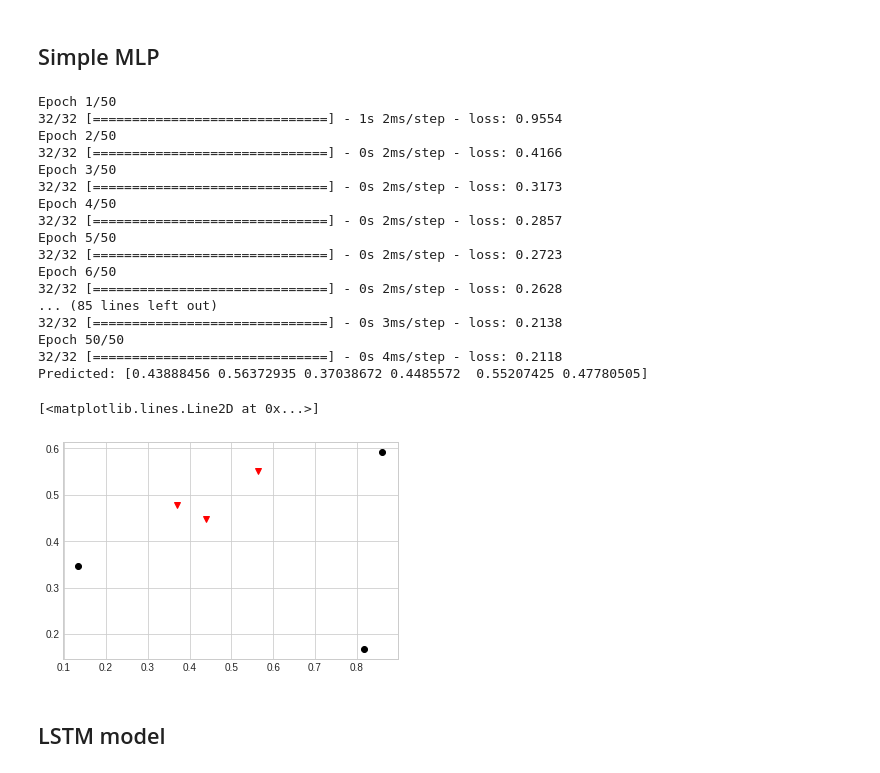
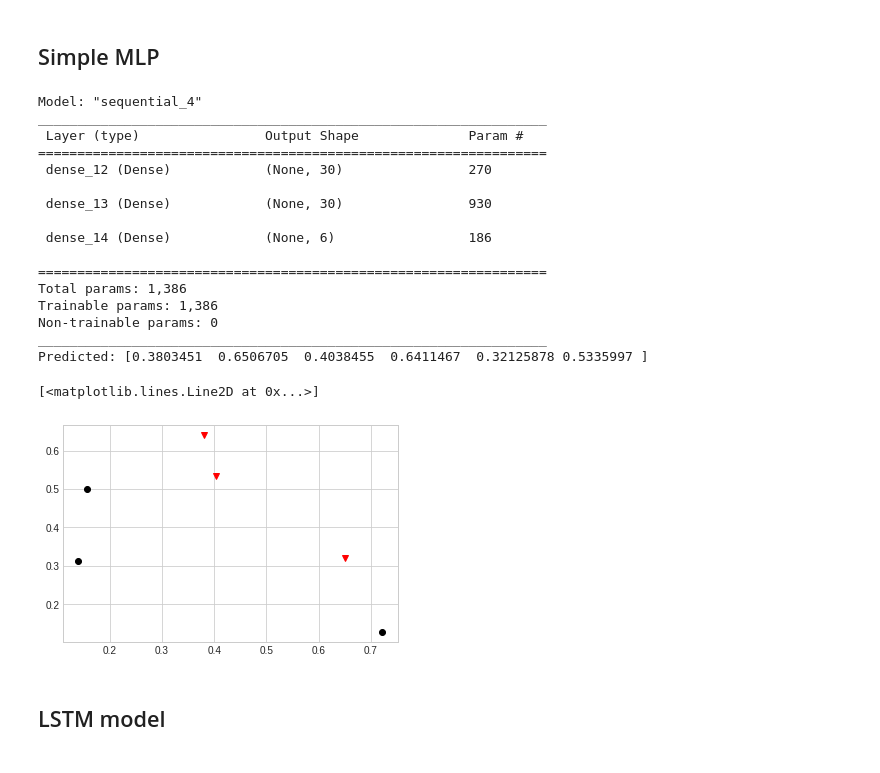
Before and after one commit to PeriniM/Multilateration, a Jupyter notebook: 2D_space/Multilateration_2D.ipynb, the cells around one changed output. Saved outputs shown, nothing was run; the diff lists cells and outputs as text; code cells hidden in the pictures.

```diff
--- a/2D_space/Multilateration_2D.ipynb
+++ b/2D_space/Multilateration_2D.ipynb
@@ -233,52 +229,53 @@ plt.plot(model_output_test[0:,:3], model_output_test[0:,3:], 'o', color='black')
 # use mlp for prediction on multi-output regression
 from numpy import asarray
 from sklearn.datasets import make_regression
+from sklearn.model_selection import train_test_split
 from keras.models import Sequential
 from keras.layers import Dense
 
 # get the model
-def get_model(n_inputs, n_outputs):
+def get_model(in_dim, out_dim):
   model = Sequential()
-  model.add(Dense(30, input_dim=n_inputs, kernel_initializer='he_uniform', activation='selu'))
+  model.add(Dense(30, input_dim=in_dim, kernel_initializer='he_uniform', activation='selu'))
   model.add(Dense(30, kernel_initializer='he_uniform', activation='selu'))
-  model.add(Dense(n_outputs, kernel_initializer='he_uniform'))
+  model.add(Dense(out_dim, kernel_initializer='he_uniform'))
   model.compile(loss='mae', optimizer='adam')
+  model.summary()
   return model
 
-X, y = (model_input, model_output)
-n_inputs, n_outputs = X.shape[1], y.shape[1]
+x, y = (model_input, model_output)
+xtrain, xtest, ytrain, ytest=train_test_split(x, y, test_size=0.15)
+n_inputs, n_outputs = xtrain.shape[1], ytrain.shape[1]
 # get model
 model = get_model(n_inputs, n_outputs)
 # fit the model on all data
-model.fit(X, y, epochs=50)
+model.fit(xtrain, ytrain, epochs=50, verbose=0)
 # make a prediction for new data
-row = model_input_test[0][:]
-newX = asarray([row])
-yhat = model.predict(newX)
-print('Predicted: %s' % yhat[0])
+x2pred = asarray([xtest[0,:]])
+ypred = model.predict(x2pred)
+print('Predicted: %s' % ypred[0])
 # %% [output]
-Epoch 1/50
-32/32 [==============================] - 1s 2ms/step - loss: 0.9554
-Epoch 2/50
-32/32 [==============================] - 0s 2ms/step - loss: 0.4166
-Epoch 3/50
-32/32 [==============================] - 0s 2ms/step - loss: 0.3173
-Epoch 4/50
-32/32 [==============================] - 0s 2ms/step - loss: 0.2857
-Epoch 5/50
-32/32 [==============================] - 0s 2ms/step - loss: 0.2723
-Epoch 6/50
-32/32 [==============================] - 0s 2ms/step - loss: 0.2628
-... (85 lines left out)
-32/32 [==============================] - 0s 3ms/step - loss: 0.2138
-Epoch 50/50
-32/32 [==============================] - 0s 4ms/step - loss: 0.2118
-Predicted: [0.43888456 0.56372935 0.37038672 0.4485572  0.55207425 0.47780505]
+Model: "sequential_4"
+_________________________________________________________________
+ Layer (type)                Output Shape              Param #
+=================================================================
+ dense_12 (Dense)            (None, 30)                270
+
+ dense_13 (Dense)            (None, 30)                930
+
+ dense_14 (Dense)            (None, 6)                 186
+
+=================================================================
+Total params: 1,386
+Trainable params: 1,386
+Non-trainable params: 0
+_________________________________________________________________
+Predicted: [0.3803451  0.6506705  0.4038455  0.6411467  0.32125878 0.5335997 ]
 # %%
-plt.plot(model_output_test[0][:3], model_output_test[0][3:], 'o', color='black') # intial points
-plt.plot(yhat[0][:3], yhat[0][3:], 'v', color='red') # calculated points
+plt.plot(ytest[0, :3], ytest[0, 3:], 'o', color='black') # intial points
+plt.plot(ypred[0, :3], ypred[0, 3:], 'v', color='red') # calculated points
 # %% [output]
 [<matplotlib.lines.Line2D at 0x...>]
-[figure, old version]
+[figure, new version]
 # %% [markdown]
 ## LSTM model
```
Also changed, not shown: parts of 13 cells of this notebook.
